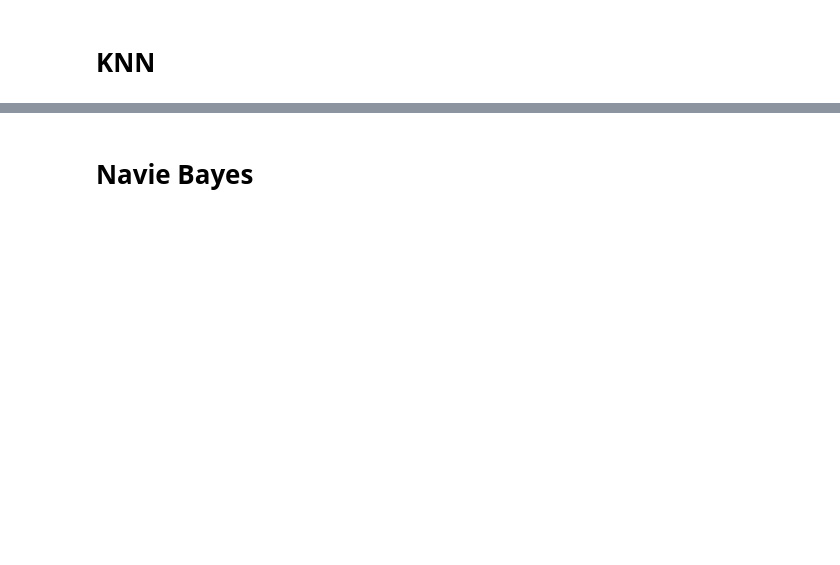
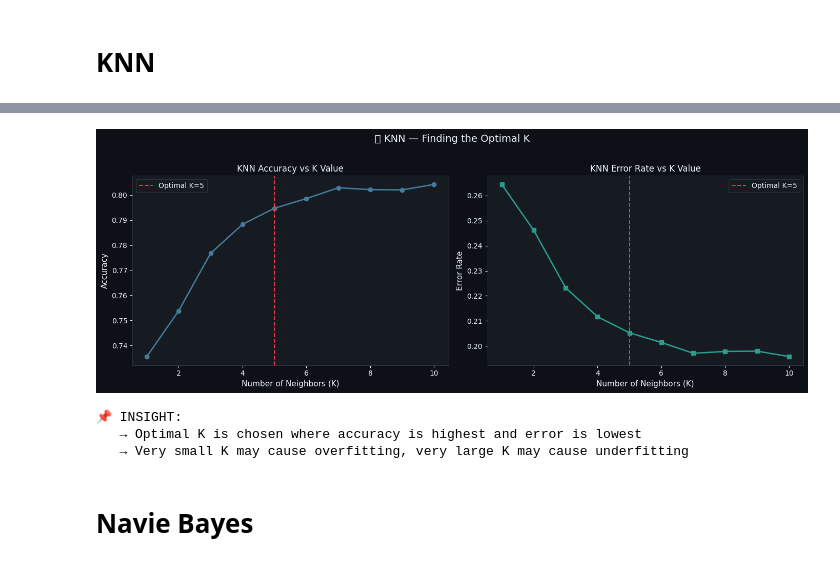
Before and after one commit to ishikarana968-rgb/data-science-assignment-3, a Jupyter notebook: Terrorism_Analysis (2).ipynb, the cells around one changed output, grey strips where cells are left out. Cells and saved outputs as stored; diff of their text form; code cells hidden in the pictures; blank space fills up the shorter version.

```diff
--- a/Terrorism_Analysis (2).ipynb
+++ b/Terrorism_Analysis (2).ipynb
@@ -857,2 +1637,47 @@ KNN: 0.7990313437353808
+# %%
+# ── VISUALISATION: KNN Performance (K vs Accuracy & Error) ─────────────────
+
+fig, axes = plt.subplots(1, 2, figsize=(14, 5))
+
+k_values = range(1, 11)
+accuracies = []
+errors = []
+
+for k in k_values:
+    knn = KNeighborsClassifier(n_neighbors=k)
+    knn.fit(X_train, y_train)
+    pred_k = knn.predict(X_test)
+
+    acc = accuracy_score(y_test, pred_k)
+    accuracies.append(acc)
+    errors.append(1 - acc)
+
+# ── Accuracy Plot ───────────────────────────────────────────
+axes[0].plot(k_values, accuracies, marker="o", color=PALETTE[3], lw=2)
+axes[0].axvline(5, color=PALETTE[0], linestyle="--", lw=1.5, label="Optimal K=5")
+axes[0].set_title("KNN Accuracy vs K Value", fontsize=12)
+axes[0].set_xlabel("Number of Neighbors (K)")
+axes[0].set_ylabel("Accuracy")
+axes[0].legend()
+
+# ── Error Rate Plot ─────────────────────────────────────────
+axes[1].plot(k_values, errors, marker="s", color=PALETTE[2], lw=2)
+axes[1].axvline(5, color=PALETTE[0], linestyle="--", lw=1.5, label="Optimal K=5")
+axes[1].set_title("KNN Error Rate vs K Value", fontsize=12)
+axes[1].set_xlabel("Number of Neighbors (K)")
+axes[1].set_ylabel("Error Rate")
+axes[1].legend()
+
+plt.suptitle("🟢 KNN — Finding the Optimal K", fontsize=14, y=1.02)
+plt.tight_layout(); plt.show()
+
+print("\n📌 INSIGHT:")
+print("   → Optimal K is chosen where accuracy is highest and error is lowest")
+print("   → Very small K may cause overfitting, very large K may cause underfitting")
+# %% [output]
+[figure, added]
+📌 INSIGHT:
+   → Optimal K is chosen where accuracy is highest and error is lowest
+   → Very small K may cause overfitting, very large K may cause underfitting
 # %% [markdown]
 # Navie Bayes
```
Also changed, not shown: parts of 25 cells of this notebook.
